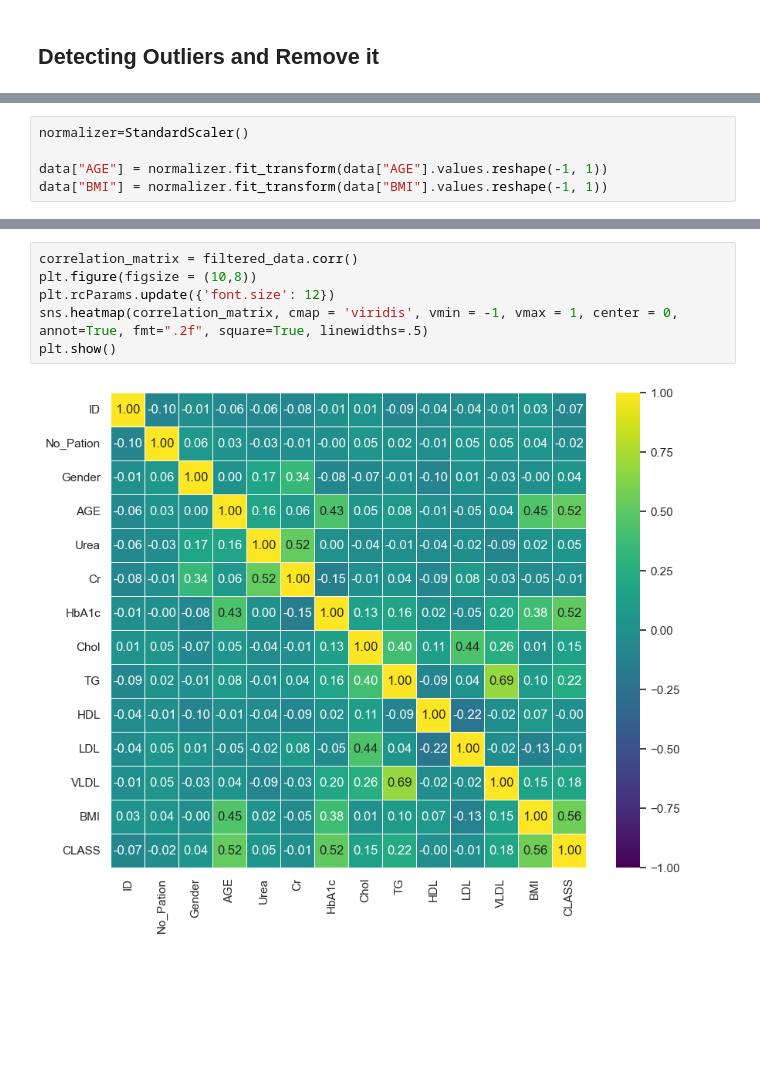
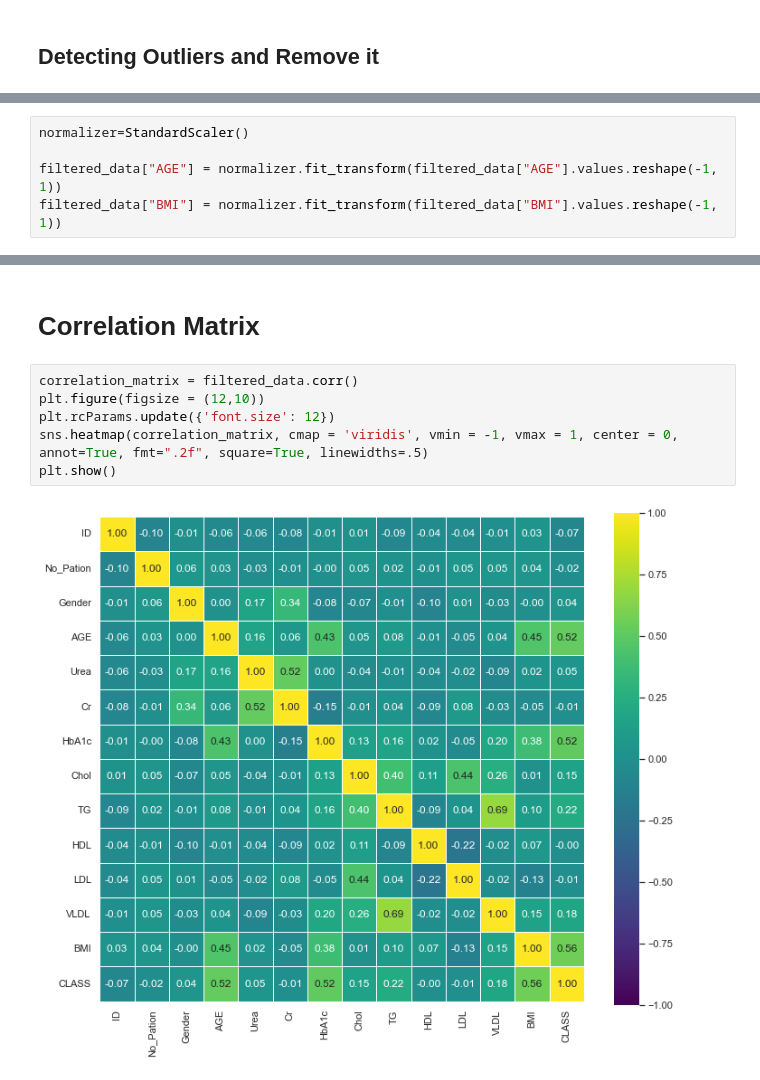
Before and after one commit to Kerolos-Noshy/Diabetes-Prediction, a Jupyter notebook: diabetes prediction.ipynb, the cells around one changed output, grey strips where cells are left out. Drawn from its saved outputs; the diff is of its cells as text; blank space fills up the shorter version.

Commit message:
and markdowns and edit some plots

```diff
--- a/diabetes prediction.ipynb
+++ b/diabetes prediction.ipynb
@@ -361,5 +277,5 @@ filtered_data
 # %%
 normalizer=StandardScaler()
 
-data["AGE"] = normalizer.fit_transform(data["AGE"].values.reshape(-1, 1))
-data["BMI"] = normalizer.fit_transform(data["BMI"].values.reshape(-1, 1))
+filtered_data["AGE"] = normalizer.fit_transform(filtered_data["AGE"].values.reshape(-1, 1))
+filtered_data["BMI"] = normalizer.fit_transform(filtered_data["BMI"].values.reshape(-1, 1))
@@ -366,8 +309,10 @@ data["BMI"] = normalizer.fit_transform(data["BMI"].values.reshape(-1, 1))
+# %% [markdown]
+# Correlation Matrix
 # %%
 correlation_matrix = filtered_data.corr()
-plt.figure(figsize = (10,8))
+plt.figure(figsize = (12,10))
 plt.rcParams.update({'font.size': 12})
 sns.heatmap(correlation_matrix, cmap = 'viridis', vmin = -1, vmax = 1, center = 0, annot=True, fmt=".2f", square=True, linewidths=.5)
 plt.show()
 # %% [output]
-[figure, old version]
+[figure, new version]
```
Also changed, not shown: parts of 36 cells of this notebook.
